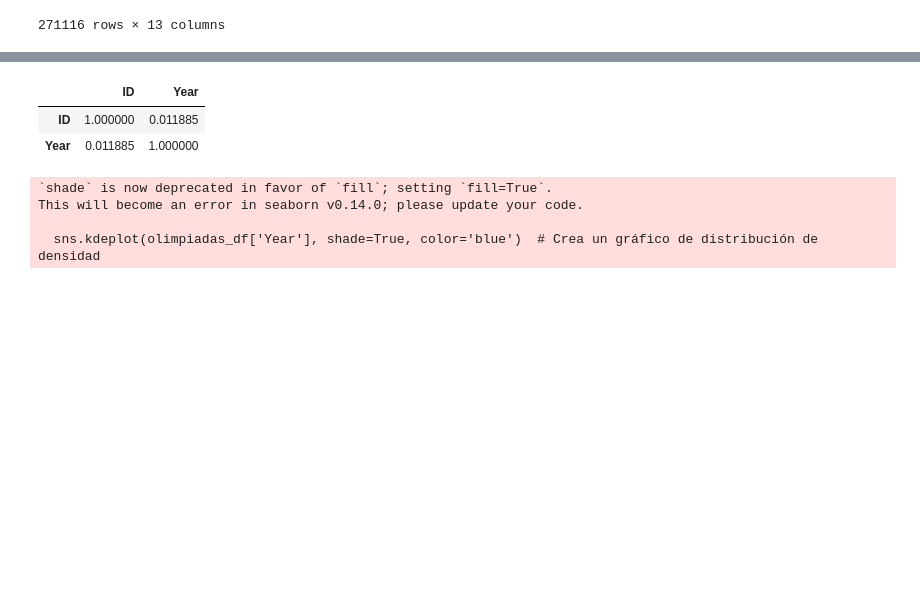
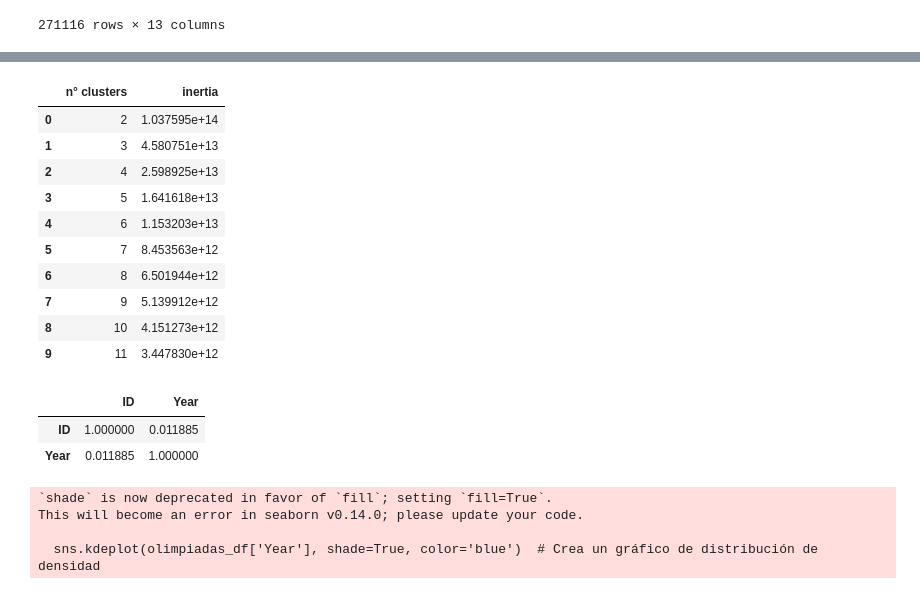
Before and after one commit to Zerzer0/MDS7202, a Jupyter notebook: Proyectos/Proyecto_1/Proyecto_enunciado.ipynb, the cells around one changed output, grey strips where cells are left out. Cells and saved outputs as stored; diff of their text form; code cells hidden in the pictures; blank space fills up the shorter version.

```diff
--- a/Proyectos/Proyecto_1/Proyecto_enunciado.ipynb
+++ b/Proyectos/Proyecto_1/Proyecto_enunciado.ipynb
@@ -206,7 +209,0 @@ for column in ['Name', 'Sex', 'Team', 'age-height-weight']:
-# %%
-for var in df.columns:
-    data = df[var]
-    var_type = data.dtype
-    if is_object_dtype(var_type):
-        columnas = df[var].str.split('[*:(?)]', regex=True, expand=True).columns
-        df[columnas] = df[var].str.split('[*:(?)]', regex=True, expand=True)
@@ -228,0 +233,22 @@ df
+# %%
+a = df.select_dtypes(include=['float', 'int'])
+# %%
+intertias = [
+    [i, KMeans(n_clusters=i, random_state=0).fit(a).inertia_]
+    for i in range(2, 20)
+]
+
+intertias = pd.DataFrame(intertias, columns=["n° clusters", "inertia"])
+intertias.head(10)
+# %% [output]
+|  | n° clusters | inertia |
+| 0 | 2 | 1.037595e+14 |
+| 1 | 3 | 4.580751e+13 |
+| 2 | 4 | 2.598925e+13 |
+| 3 | 5 | 1.641618e+13 |
+| 4 | 6 | 1.153203e+13 |
+| 5 | 7 | 8.453563e+12 |
+| 6 | 8 | 6.501944e+12 |
+| 7 | 9 | 5.139912e+12 |
+| 8 | 10 | 4.151273e+12 |
+| 9 | 11 | 3.447830e+12 |
```
Also changed, not shown: parts of 9 cells of this notebook, 1 other file.
